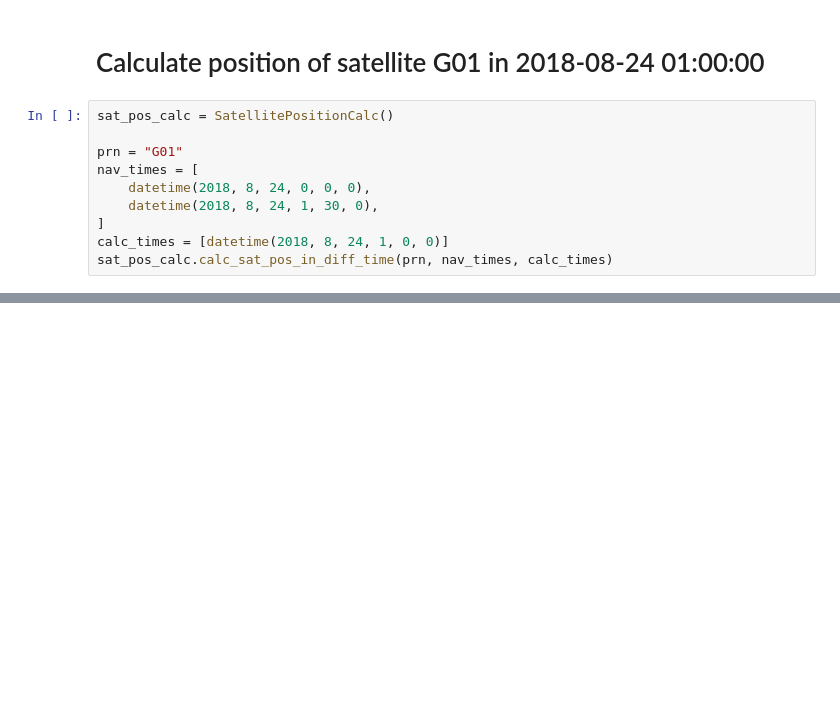
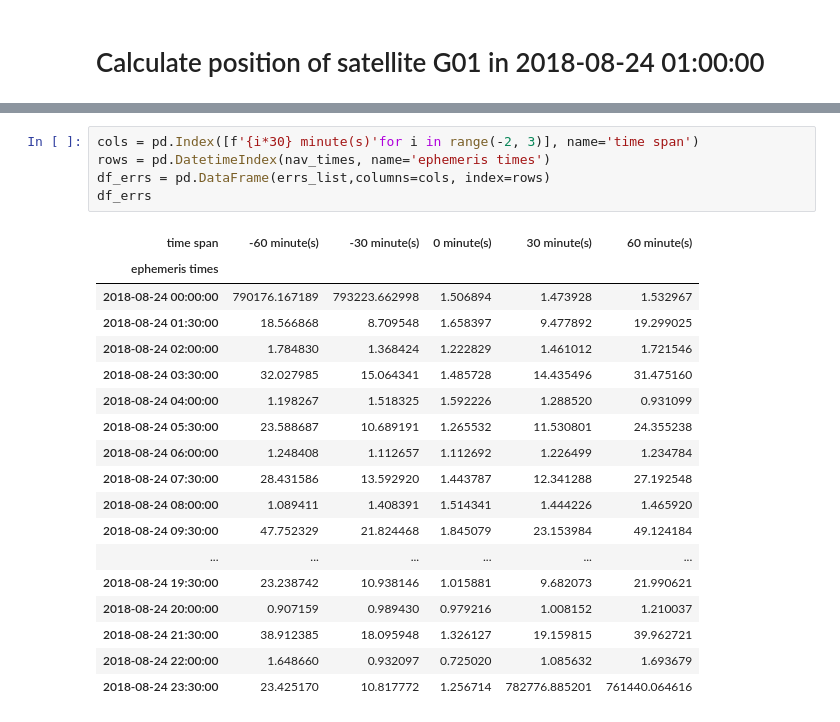
Before and after one commit to gaowutong/satellite, a Jupyter notebook: Calculate Satellite Position from Ephemeris.ipynb, the cells around one changed output, grey strips where cells are left out. Cells and saved outputs as stored; diff of their text form; blank space fills up the shorter version.

```diff
--- a/Calculate Satellite Position from Ephemeris.ipynb
+++ b/Calculate Satellite Position from Ephemeris.ipynb
@@ -11,12 +27,2 @@ RINEX = RINEXNavigationData(NAV_FILE)
 # %% [markdown]
 # Calculate position of satellite G01 in 2018-08-24 01:00:00
-# %%
-sat_pos_calc = SatellitePositionCalc()
-
-prn = "G01"
-nav_times = [
-    datetime(2018, 8, 24, 0, 0, 0),
-    datetime(2018, 8, 24, 1, 30, 0),
-]
-calc_times = [datetime(2018, 8, 24, 1, 0, 0)]
-sat_pos_calc.calc_sat_pos_in_diff_time(prn, nav_times, calc_times)
@@ -135,0 +85,24 @@ dtype: float64
+# %%
+cols = pd.Index([f'{i*30} minute(s)'for i in range(-2, 3)], name='time span')
+rows = pd.DatetimeIndex(nav_times, name='ephemeris times')
+df_errs = pd.DataFrame(errs_list,columns=cols, index=rows)
+df_errs
+# %% [output]
+| time span | -60 minute(s) | -30 minute(s) | 0 minute(s) | 30 minute(s) | 60 minute(s) |
+| ephemeris times |  |  |  |  |  |
+| 2018-08-24 00:00:00 | 790176.167189 | 793223.662998 | 1.506894 | 1.473928 | 1.532967 |
+| 2018-08-24 01:30:00 | 18.566868 | 8.709548 | 1.658397 | 9.477892 | 19.299025 |
+| 2018-08-24 02:00:00 | 1.784830 | 1.368424 | 1.222829 | 1.461012 | 1.721546 |
+| 2018-08-24 03:30:00 | 32.027985 | 15.064341 | 1.485728 | 14.435496 | 31.475160 |
+| 2018-08-24 04:00:00 | 1.198267 | 1.518325 | 1.592226 | 1.288520 | 0.931099 |
+| 2018-08-24 05:30:00 | 23.588687 | 10.689191 | 1.265532 | 11.530801 | 24.355238 |
+| 2018-08-24 06:00:00 | 1.248408 | 1.112657 | 1.112692 | 1.226499 | 1.234784 |
+| 2018-08-24 07:30:00 | 28.431586 | 13.592920 | 1.443787 | 12.341288 | 27.192548 |
+| 2018-08-24 08:00:00 | 1.089411 | 1.408391 | 1.514341 | 1.444226 | 1.465920 |
+| 2018-08-24 09:30:00 | 47.752329 | 21.824468 | 1.845079 | 23.153984 | 49.124184 |
+| ... | ... | ... | ... | ... | ... |
+| 2018-08-24 19:30:00 | 23.238742 | 10.938146 | 1.015881 | 9.682073 | 21.990621 |
+| 2018-08-24 20:00:00 | 0.907159 | 0.989430 | 0.979216 | 1.008152 | 1.210037 |
+| 2018-08-24 21:30:00 | 38.912385 | 18.095948 | 1.326127 | 19.159815 | 39.962721 |
+| 2018-08-24 22:00:00 | 1.648660 | 0.932097 | 0.725020 | 1.085632 | 1.693679 |
+| 2018-08-24 23:30:00 | 23.425170 | 10.817772 | 1.256714 | 782776.885201 | 761440.064616 |
```
Also changed, not shown: parts of 44 cells of this notebook, 42 other files.
